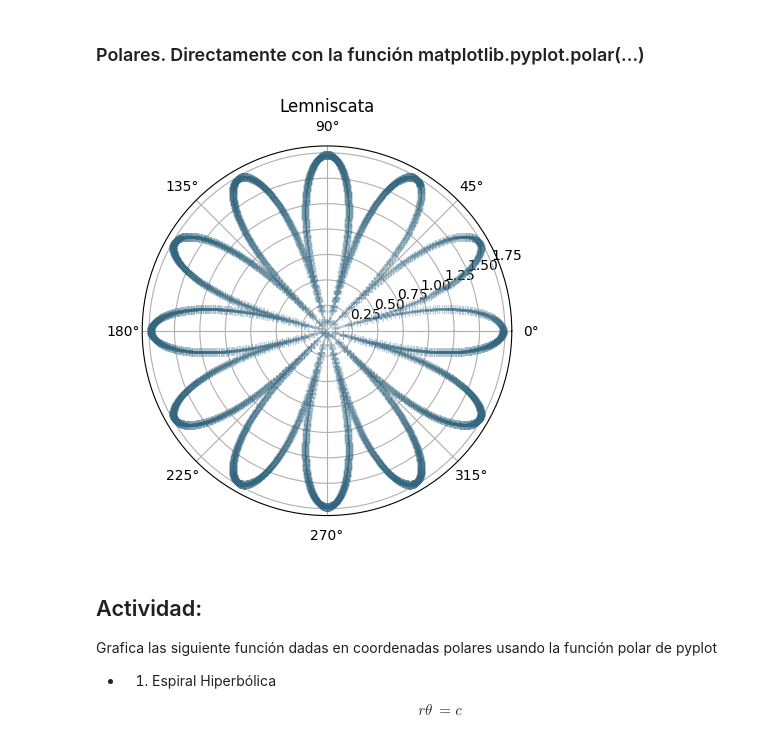
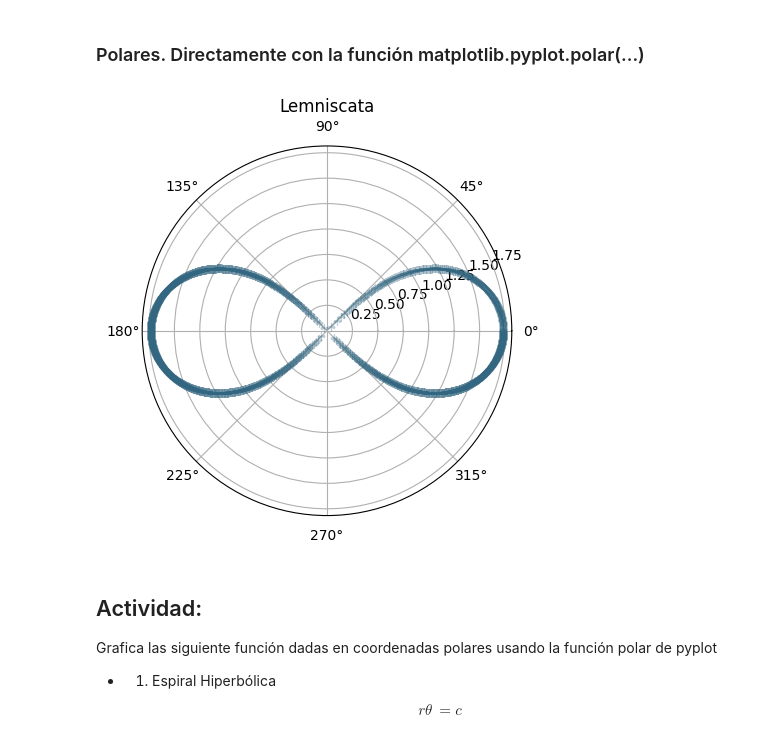
Before and after one commit to RobertoMendezM/Curso_MatematicasBachilleratoConPython, a Jupyter notebook: 4.FuncionesLímitesDerivadaIntegración/Graficas de Funciones/Gráficas_Implícitas_Paramétricas_Polares_cA.ipynb, the cells around one changed output. Cells and saved outputs as stored; diff of their text form; code cells hidden in the pictures.

```diff
--- a/4.FuncionesLímitesDerivadaIntegración/Graficas de Funciones/Gráficas_Implícitas_Paramétricas_Polares_cA.ipynb
+++ b/4.FuncionesLímitesDerivadaIntegración/Graficas de Funciones/Gráficas_Implícitas_Paramétricas_Polares_cA.ipynb
@@ -188,15 +200,15 @@ r(θ) &= a(1 + \cos(θ) \\
 # %%
 import numpy as np
 import matplotlib.pyplot as plt
 
 theta = np.linspace(1, 4 * np.pi, 4000)
-r = np.sqrt(np.abs(3 * np.cos(6 * theta)))
+r = np.sqrt(3 * np.cos(2 * theta))
 
 plt.polar(theta, r, marker='+',color=(.2,.4,.5,.3) );
 plt.title("Lemniscata")
 plt.show();
 # %% [output]
-[figure, old version]
+[figure, new version]
 # %% [markdown]
 ## Actividad:
 Grafica las siguiente función dadas en coordenadas polares usando la función polar de pyplot
```
Also changed, not shown: parts of 6 cells of this notebook.
